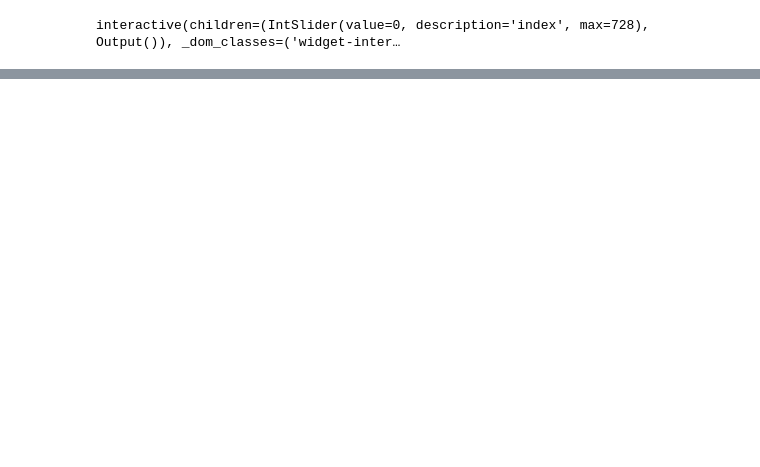
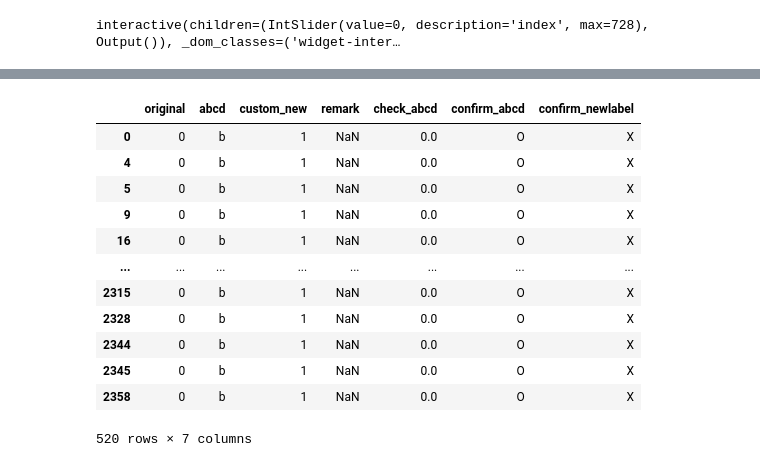
Before and after one commit to LEEHM97/Artifact-Detection-In-ECG, a Jupyter notebook: EDA/check_custom_label.ipynb, the cells around one changed output, grey strips where cells are left out. Drawn from its saved outputs; the diff is of its cells as text; code cells hidden in the pictures; blank space fills up the shorter version.

```diff
--- a/EDA/check_custom_label.ipynb
+++ b/EDA/check_custom_label.ipynb
@@ -111,0 +460,18 @@ interactive(children=(IntSlider(value=0, description='index', max=728), Output()
+# %%
+# Original label -> Custom label : 레이블 변경된 항목
+label_changed = label_total[label_total['confirm_newlabel'] == 'X']
+label_changed
+# %% [output]
+|  | original | abcd | custom_new | remark | check_abcd | confirm_abcd | confirm_newlabel |
+| 0 | 0 | b | 1 | NaN | 0.0 | O | X |
+| 4 | 0 | b | 1 | NaN | 0.0 | O | X |
+| 5 | 0 | b | 1 | NaN | 0.0 | O | X |
+| 9 | 0 | b | 1 | NaN | 0.0 | O | X |
+| 16 | 0 | b | 1 | NaN | 0.0 | O | X |
+| ... | ... | ... | ... | ... | ... | ... | ... |
+| 2315 | 0 | b | 1 | NaN | 0.0 | O | X |
+| 2328 | 0 | b | 1 | NaN | 0.0 | O | X |
+| 2344 | 0 | b | 1 | NaN | 0.0 | O | X |
+| 2345 | 0 | b | 1 | NaN | 0.0 | O | X |
+| 2358 | 0 | b | 1 | NaN | 0.0 | O | X |
+520 rows × 7 columns
```
Also changed, not shown: parts of 38 cells of this notebook.
